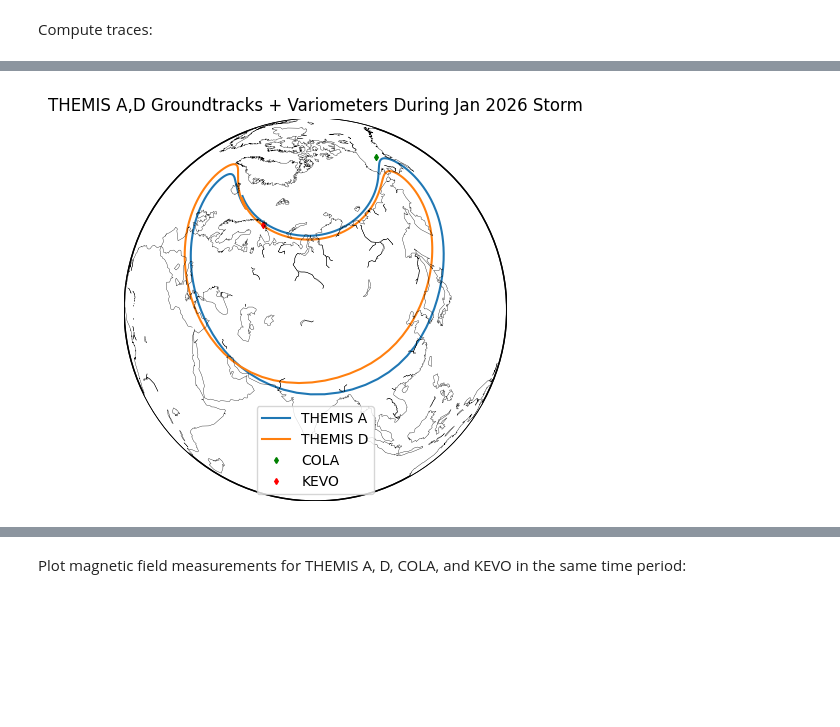
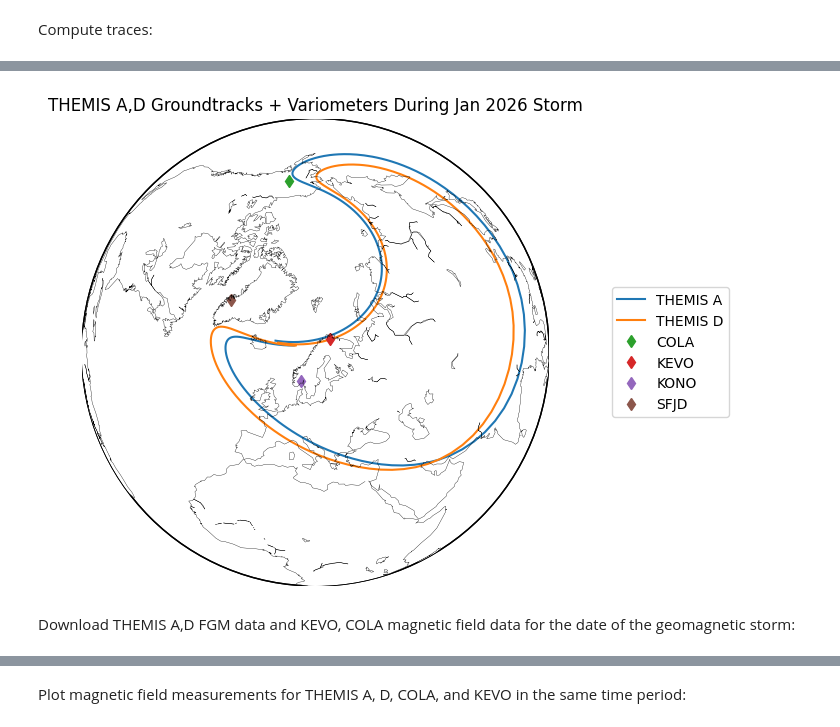
Before and after one commit to spedas/pyspedas_examples, a Jupyter notebook: pyspedas_examples/notebooks/gem_demo_2026.ipynb, the cells around one changed output, grey strips where cells are left out. Saved outputs shown, nothing was run; the diff lists cells and outputs as text; code cells hidden in the pictures; blank space fills up the shorter version.

Commit message:
Computes proximity to variometer stations, loads probe FIT data and plots FGS GSE, alongside median subtracted variometer field measurements.

```diff
--- a/pyspedas_examples/notebooks/gem_demo_2026.ipynb
+++ b/pyspedas_examples/notebooks/gem_demo_2026.ipynb
@@ -97,32 +166,40 @@ trace_d = tvar_to_foottracks(tvar_to_trace = 'thd_pos_gsm', model_str = "t89", e
 # %%
-
-fig=plt.figure(figsize=(8,4.5))
+fig=plt.figure(figsize=(8,5.5))
 ax = fig.add_axes([0.05,0.05,0.9,0.85])
 
+mean_lat_a = np.mean((trace_a[0])[:,1])
+mean_lon_a = np.mean((trace_a[0])[:,2])
+mean_lat_d = np.mean((trace_d[0])[:,1])
+mean_lon_d = np.mean((trace_d[0])[:,2])
+
+mean_lat = np.mean([mean_lat_a,mean_lat_d])
+mean_lon = np.mean([mean_lon_a,mean_lon_d])
+
 # Initialize map:
-tmap = tplot_map(lat_0=50,lon_0=80)
+#tmap = tplot_map(lat_0=50,lon_0=80)
+tmap = tplot_map(lat_0=mean_lat,lon_0=mean_lon)
+
+tmap._params.add_marker = {"linestyle":"","marker":"d"}
 
 # Add ground tracks:
 tmap = add_tracks(tmap=tmap, coords=trace_a[0], label = 'THEMIS A')
 tmap = add_tracks(tmap=tmap, coords=trace_d[0], label = 'THEMIS D')
 
 # Add ground station markers
-themis_gmag_dict = gmag.Themis_gmag()
 for station_dict in themis_gmag_dict.get_gmag_list():
     if station_dict['variom'] == 'Y':
-        match station_dict['ccode']:
-            case "KEVO":
-                tmap = add_markers(coords=np.array([0,float(station_dict['lat']),float(station_dict['lng'])]),tmap=tmap,label=station_dict['ccode'],ms=3,color="r")
-            case "COLA":
-                tmap = add_markers(coords=np.array([0,float(station_dict['lat']),float(station_dict['lng'])]),tmap=tmap,label=station_dict['ccode'],ms=3,color="g")
+        if station_dict['ccode'] in ["KEVO","COLA","KONO","SFJD"]:
+            tmap = add_markers(coords=np.array([0,float(station_dict['lat']),float(station_dict['lng'])]),tmap=tmap,label=station_dict['ccode'],ms=6)
 
 tmap.add_map_boundary()
 tmap.add_fillcontinents()
 tmap.add_coastlines(linewidth=0.25)
 #tmap.add_nightshade(date=dt.datetime.strptime(date_str+" 12:00:00",'%Y-%m-%d %H:%M:%S'))
 
 plt.title("THEMIS A,D Groundtracks + Variometers During Jan 2026 Storm")
-ax.legend()
+ax.legend(loc="center right",bbox_to_anchor=(1, 0, 0.4, 1))
 plt.show()
 # %% [output]
-[figure, old version]
+[figure, new version]
+# %% [markdown]
+Download THEMIS A,D FGM data and KEVO, COLA magnetic field data for the date of the geomagnetic storm:
```
Also changed, not shown: parts of 14 cells of this notebook.
